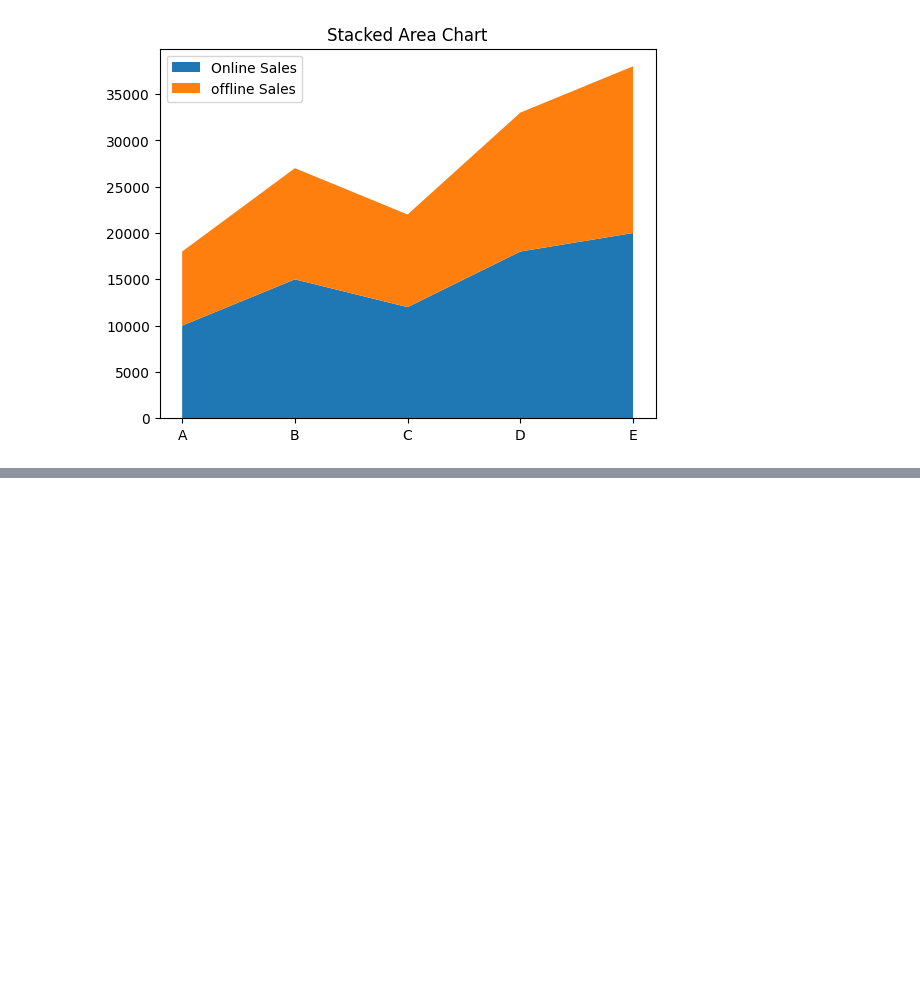
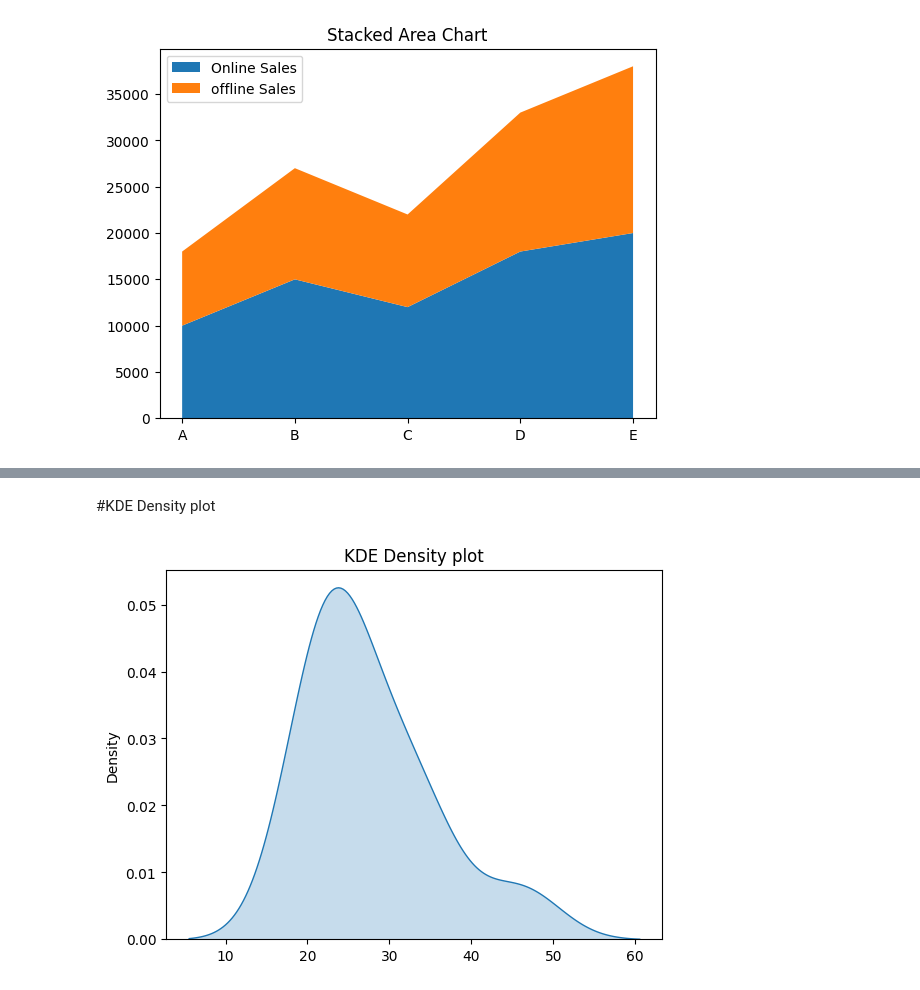
Before and after one commit to satvik231/Python-Data-Visualization, a Jupyter notebook: Visualization.ipynb, the cells around one changed output, grey strips where cells are left out. Cells and saved outputs as stored; diff of their text form; code cells hidden in the pictures; blank space fills up the shorter version.

```diff
--- a/Visualization.ipynb
+++ b/Visualization.ipynb
@@ -229,0 +263,8 @@ plt.show()
+# %% [markdown]
+#KDE Density plot
+# %%
+sns.kdeplot(x = ages,fill= True)
+plt.title("KDE Density plot")
+plt.show()
+# %% [output]
+[figure, added]
```
Also changed, not shown: parts of 33 cells of this notebook.
